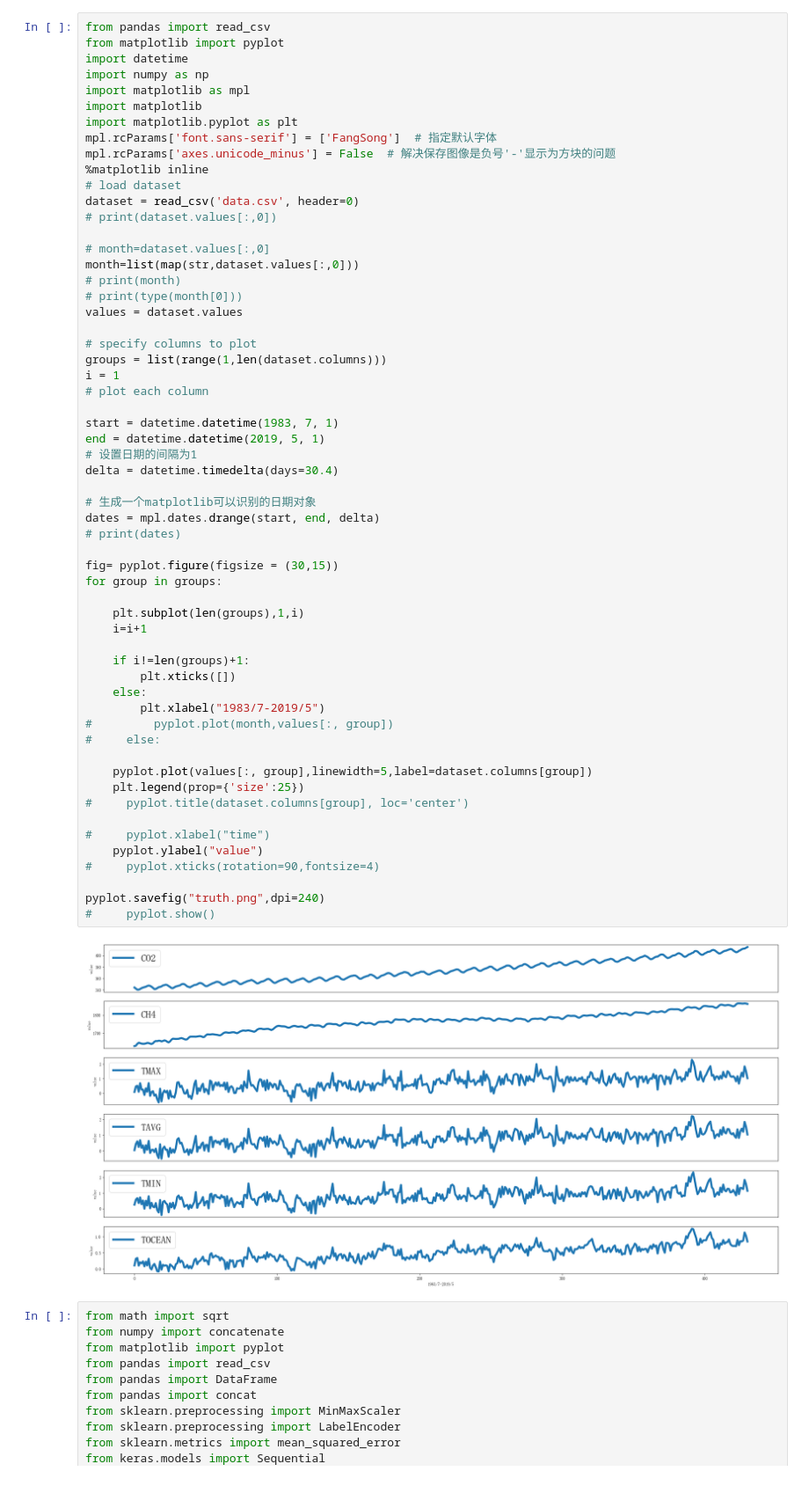
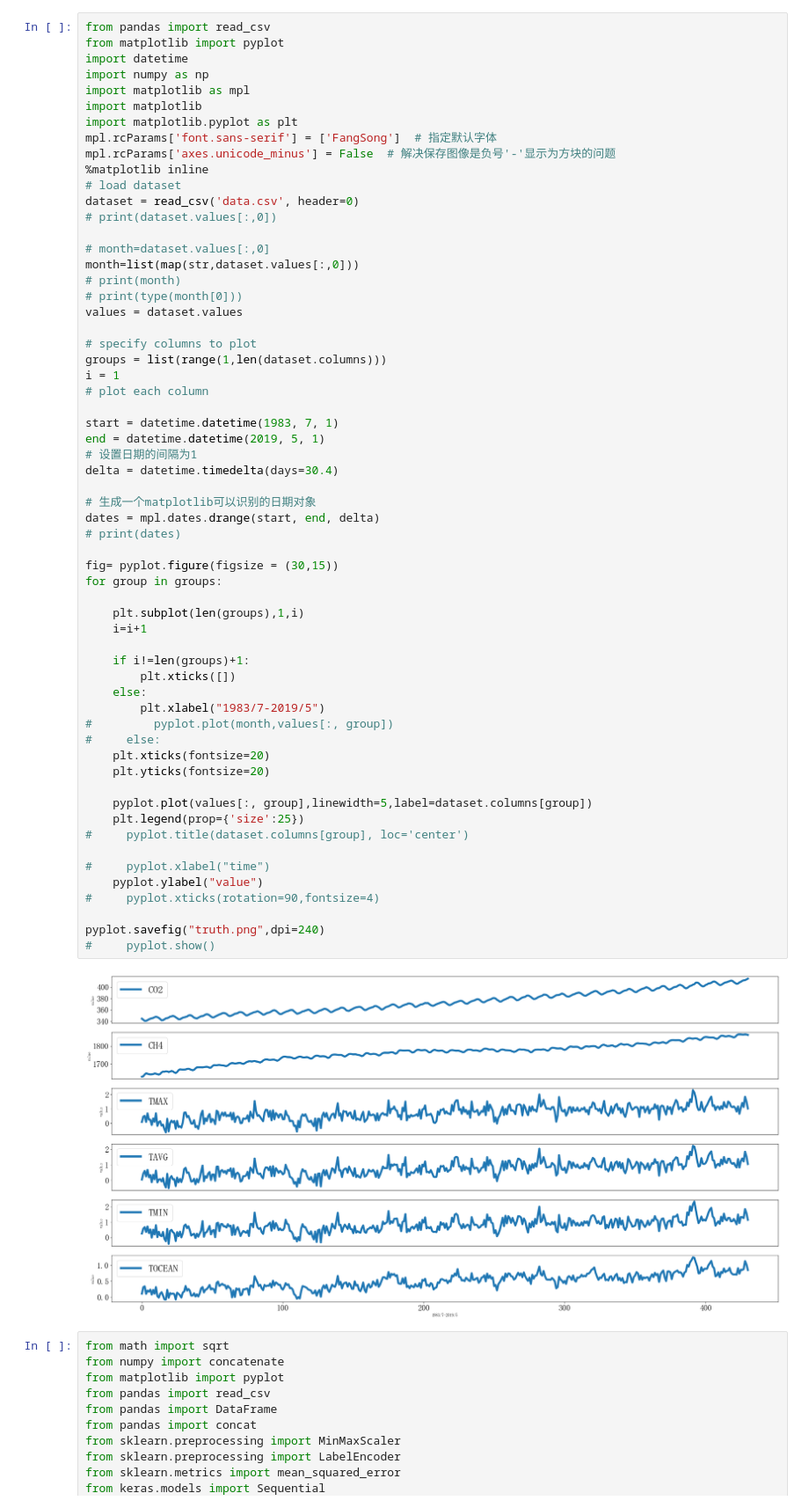
Before and after one commit to WPKENAN/shumo, a Jupyter notebook: pro2/多周期.ipynb, the cells around one changed output. Shown at 88% size. Drawn from its saved outputs; the diff is of its cells as text.

```diff
--- a/pro2/多周期.ipynb
+++ b/pro2/多周期.ipynb
@@ -30,34 +30,36 @@ end = datetime.datetime(2019, 5, 1)
 delta = datetime.timedelta(days=30.4)
 
 # 生成一个matplotlib可以识别的日期对象
 dates = mpl.dates.drange(start, end, delta)
 # print(dates)
 
 fig= pyplot.figure(figsize = (30,15))
 for group in groups:
 
     plt.subplot(len(groups),1,i)
     i=i+1
 
     if i!=len(groups)+1:
         plt.xticks([])
     else:
         plt.xlabel("1983/7-2019/5")
 #         pyplot.plot(month,values[:, group])
 #     else:
+    plt.xticks(fontsize=20)
+    plt.yticks(fontsize=20)
 
     pyplot.plot(values[:, group],linewidth=5,label=dataset.columns[group])
     plt.legend(prop={'size':25})
 #     pyplot.title(dataset.columns[group], loc='center')
 
 #     pyplot.xlabel("time")
     pyplot.ylabel("value")
 #     pyplot.xticks(rotation=90,fontsize=4)
 
 pyplot.savefig("truth.png",dpi=240)
 #     pyplot.show()
 # %% [output]
-[figure, old version]
+[figure, new version]
 # %%
 from math import sqrt
 from numpy import concatenate
```
Also changed, not shown: 2 other files.
